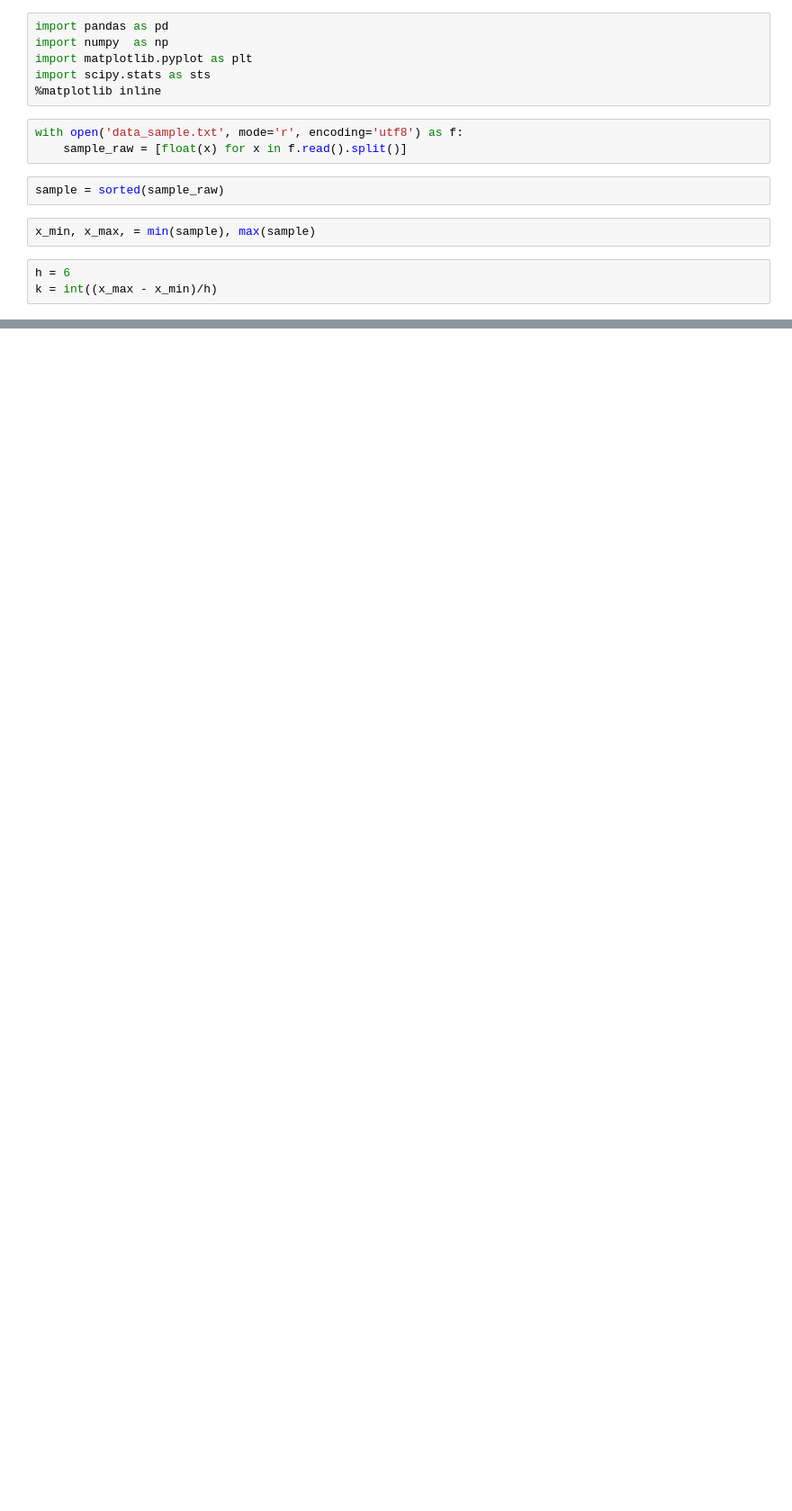
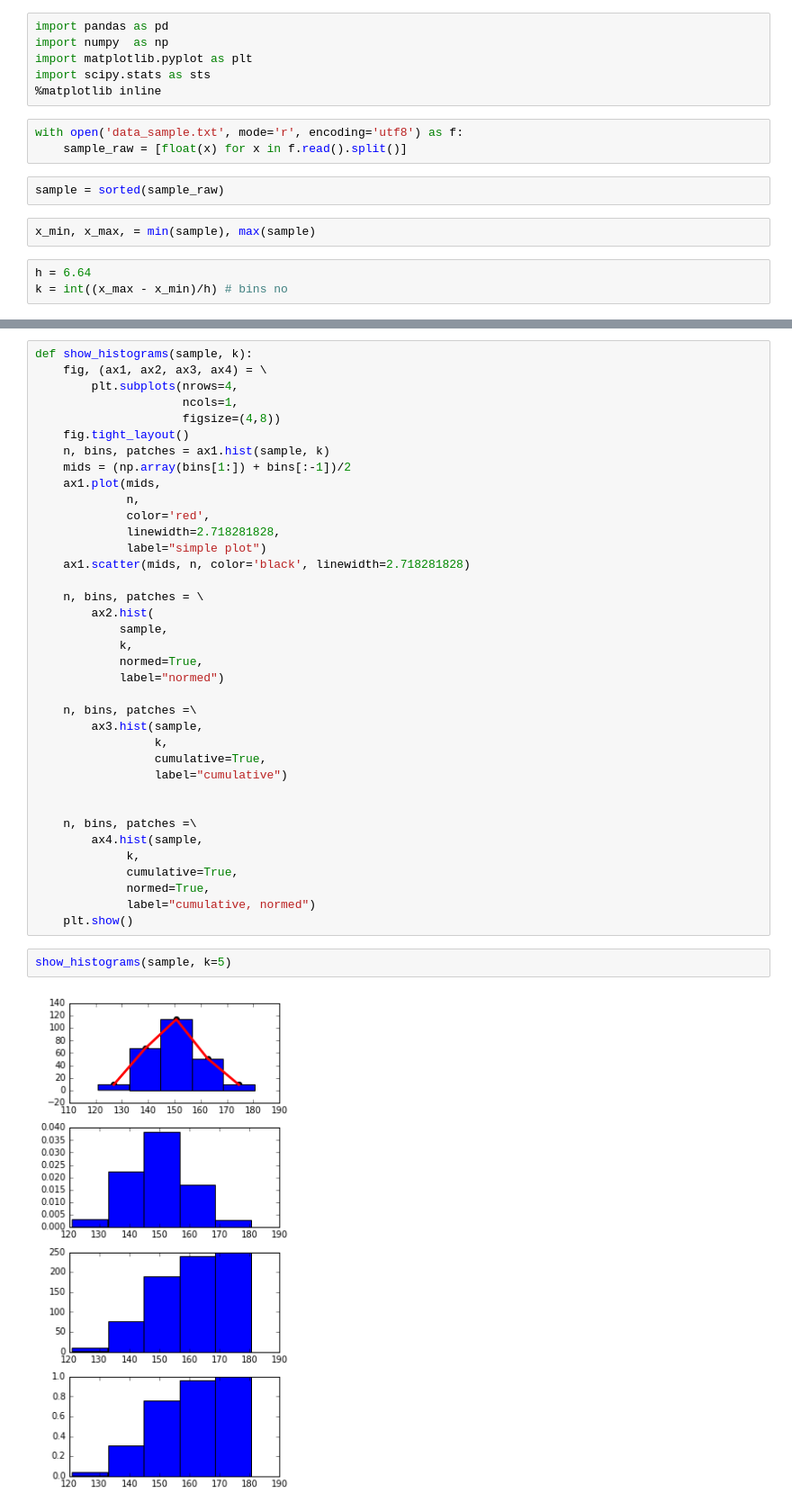
Before and after one commit to RerumNovarum/vsu.stats, a Jupyter notebook: lab_1.ipynb, the cells around one changed output, grey strips where cells are left out. Shown at 90% size. Saved outputs shown, nothing was run; the diff lists cells and outputs as text; blank space fills up the shorter version.

```diff
--- a/lab_1.ipynb
+++ b/lab_1.ipynb
@@ -12,5 +14,5 @@ sample = sorted(sample_raw)
 # %%
 x_min, x_max, = min(sample), max(sample)
 # %%
-h = 6
-k = int((x_max - x_min)/h)
+h = 6.64
+k = int((x_max - x_min)/h) # bins no
@@ -37,0 +38,41 @@ rfq = freq_hist(sample, bins=k, normed=True)
+# %%
+def show_histograms(sample, k):
+    fig, (ax1, ax2, ax3, ax4) = \
+        plt.subplots(nrows=4,
+                     ncols=1,
+                     figsize=(4,8))
+    fig.tight_layout()
+    n, bins, patches = ax1.hist(sample, k)
+    mids = (np.array(bins[1:]) + bins[:-1])/2
+    ax1.plot(mids,
+             n,
+             color='red',
+             linewidth=2.718281828,
+             label="simple plot")
+    ax1.scatter(mids, n, color='black', linewidth=2.718281828)
+
+    n, bins, patches = \
+        ax2.hist(
+            sample,
+            k,
+            normed=True,
+            label="normed")
+
+    n, bins, patches =\
+        ax3.hist(sample,
+                 k,
+                 cumulative=True,
+                 label="cumulative")
+
+
+    n, bins, patches =\
+        ax4.hist(sample,
+             k,
+             cumulative=True,
+             normed=True,
+             label="cumulative, normed")
+    plt.show()
+# %%
+show_histograms(sample, k=5)
+# %% [output]
+[figure, added]
```
Also changed, not shown: parts of 8 cells of this notebook, 2 other files.
